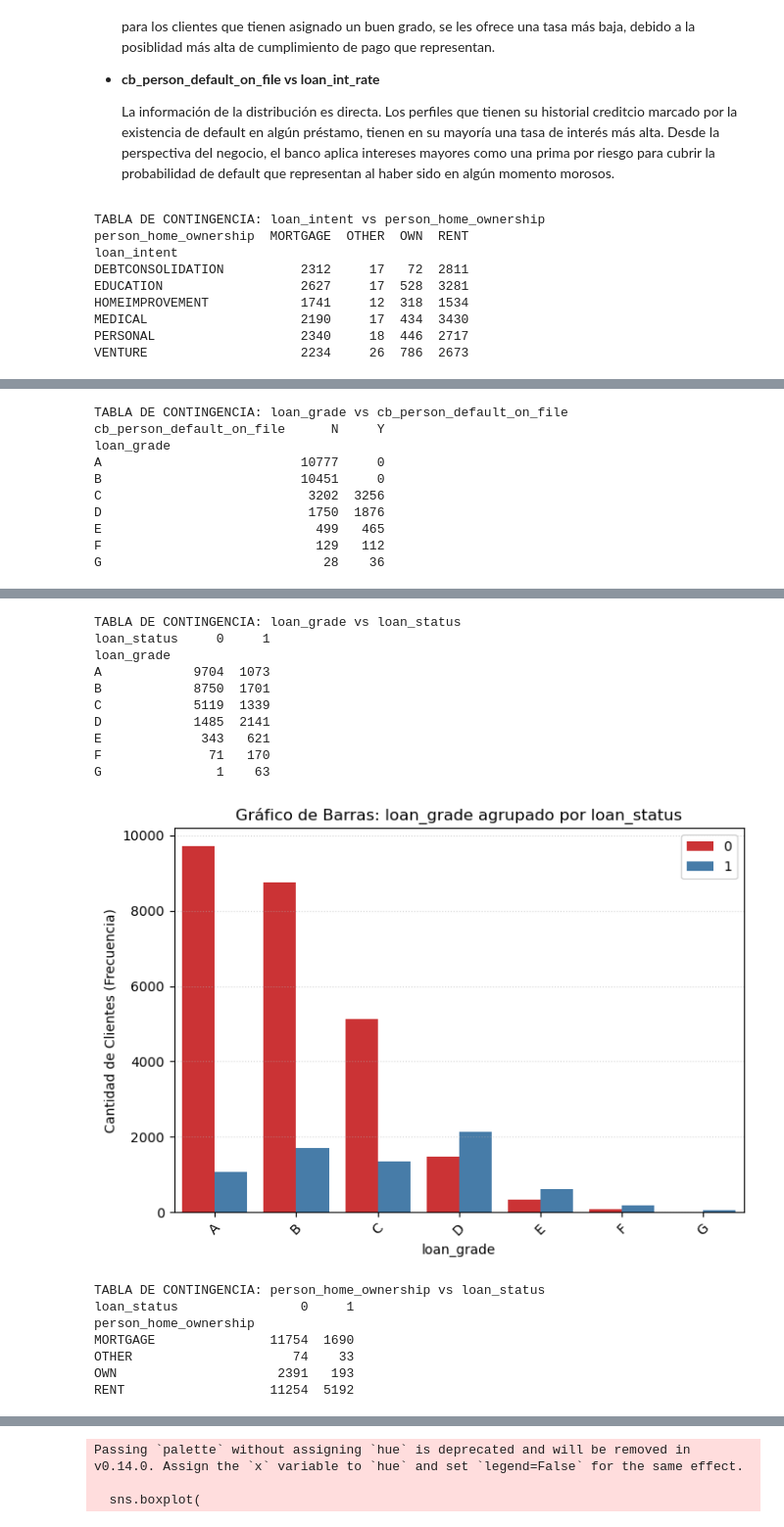
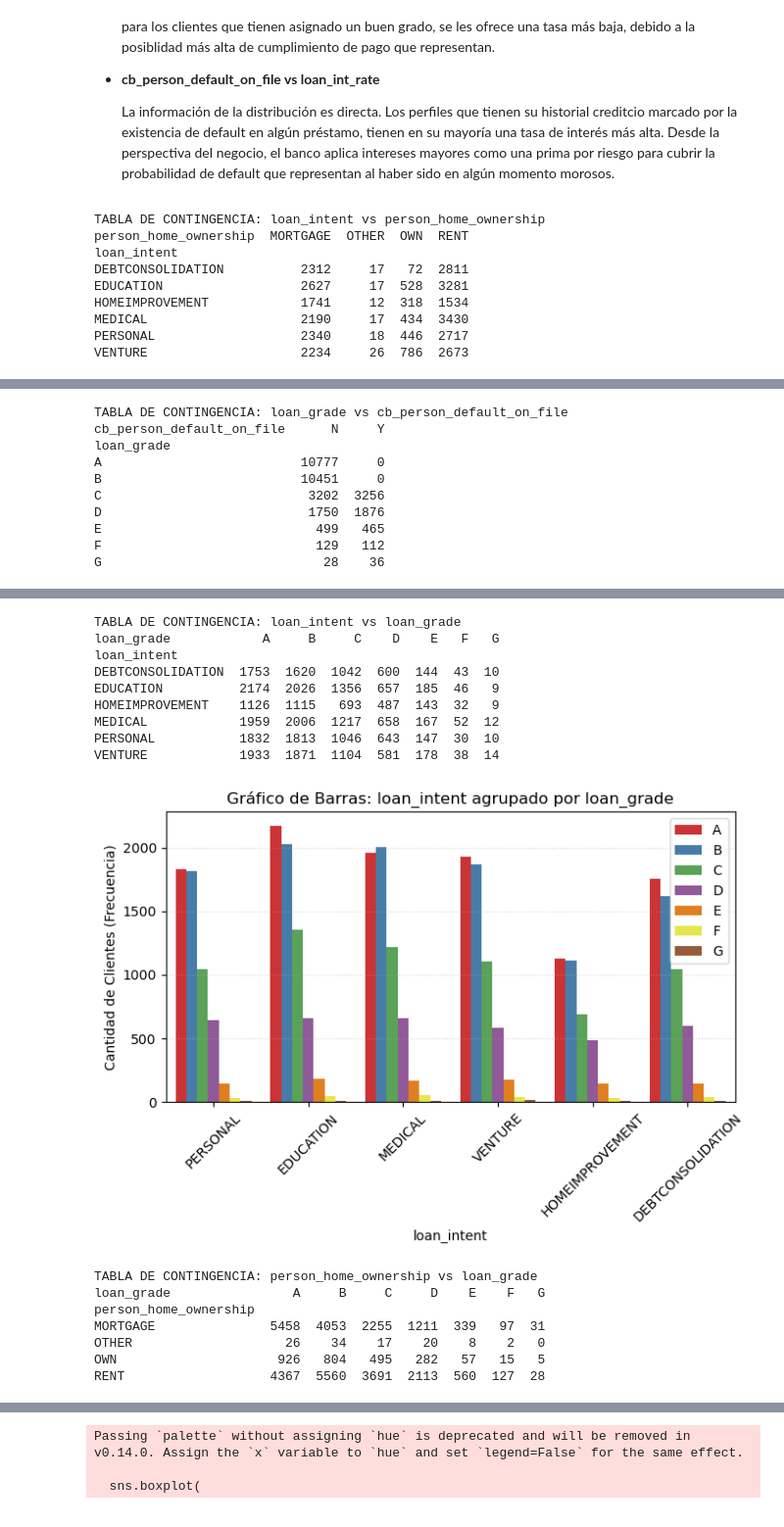
Before and after one commit to luisrr01/Credit-Risk-Analysis, a Jupyter notebook: notebooks/01_eda.ipynb, the cells around one changed output, grey strips where cells are left out. Shown at 98% size. Cells and saved outputs as stored; diff of their text form; code cells hidden in the pictures.

```diff
--- a/notebooks/01_eda.ipynb
+++ b/notebooks/01_eda.ipynb
@@ -396,8 +396,8 @@ Passing `palette` without assigning `hue` is deprecated and will be removed in v
 relaciones_cvsc = [
     ('loan_intent', 'person_home_ownership'),
     ('loan_grade', 'cb_person_default_on_file'),
-    ('loan_grade', 'loan_status'),
-    ('person_home_ownership','loan_status')
+    ('loan_intent', 'loan_grade'),
+    ('person_home_ownership','loan_grade')
 ]
 
 for x_col, hue_col in relaciones_cvsc:
@@ -408,11 +408,11 @@ for x_col, hue_col in relaciones_cvsc:
 
     plt.figure(figsize=(7, 5))
 
-    # Condicional para aplicar el orden automático SOLO a loan_grade
-    if x_col == 'loan_grade':
-        orden_actual = sorted(df[x_col].unique())
-    else:
-        orden_actual = None  # Para las demás variables, deja el orden por defecto
+    # Si loan_grade está en el eje X, lo ordenamos alfabéticamente
+    orden_x = sorted(df[x_col].unique()) if x_col == 'loan_grade' else None
+
+    # Si loan_grade está en la leyenda (hue), ordenamos los colores alfabéticamente
+    orden_hue = sorted(df[hue_col].unique()) if hue_col == 'loan_grade' else None
 
     # sns.countplot cuenta los registros automáticamente
     sns.countplot(
@@ -420,55 +420,55 @@ for x_col, hue_col in relaciones_cvsc:
         x=x_col,
         hue=hue_col,
         palette='Set1',
-        order=orden_actual  # Orden dinámico
+        order=orden_x,  # Orden del eje x
+        hue_order=orden_hue # Orden de las hue
     )
 
     plt.title(f'Gráfico de Barras: {x_col} agrupado por {hue_col}')
     plt.xlabel(x_col)
     plt.ylabel('Cantidad de Clientes (Frecuencia)')
     plt.xticks(rotation=45)
     plt.grid(axis='y', linestyle=':', alpha=0.5)
     plt.legend()
     plt.tight_layout()
 
     plt.show()
 # %% [output]
 TABLA DE CONTINGENCIA: loan_intent vs person_home_ownership
 person_home_ownership  MORTGAGE  OTHER  OWN  RENT
 loan_intent
 DEBTCONSOLIDATION          2312     17   72  2811
 EDUCATION                  2627     17  528  3281
 HOMEIMPROVEMENT            1741     12  318  1534
 MEDICAL                    2190     17  434  3430
 PERSONAL                   2340     18  446  2717
 VENTURE                    2234     26  786  2673
 [figure]
 TABLA DE CONTINGENCIA: loan_grade vs cb_person_default_on_file
 cb_person_default_on_file      N     Y
 loan_grade
 A                          10777     0
 B                          10451     0
 C                           3202  3256
 D                           1750  1876
 E                            499   465
 F                            129   112
 G                             28    36
 [figure]
-TABLA DE CONTINGENCIA: loan_grade vs loan_status
-loan_status     0     1
-loan_grade
-A            9704  1073
-B            8750  1701
-C            5119  1339
-D            1485  2141
-E             343   621
-F              71   170
-G               1    63
+TABLA DE CONTINGENCIA: loan_intent vs loan_grade
+loan_grade            A     B     C    D    E   F   G
+loan_intent
+DEBTCONSOLIDATION  1753  1620  1042  600  144  43  10
+EDUCATION          2174  2026  1356  657  185  46   9
+HOMEIMPROVEMENT    1126  1115   693  487  143  32   9
+MEDICAL            1959  2006  1217  658  167  52  12
+PERSONAL           1832  1813  1046  643  147  30  10
+VENTURE            1933  1871  1104  581  178  38  14
-[figure, old version]
+[figure, new version]
-TABLA DE CONTINGENCIA: person_home_ownership vs loan_status
-loan_status                0     1
+TABLA DE CONTINGENCIA: person_home_ownership vs loan_grade
+loan_grade                A     B     C     D    E    F   G
 person_home_ownership
-MORTGAGE               11754  1690
-OTHER                     74    33
-OWN                     2391   193
-RENT                   11254  5192
+MORTGAGE               5458  4053  2255  1211  339   97  31
+OTHER                    26    34    17    20    8    2   0
+OWN                     926   804   495   282   57   15   5
+RENT                   4367  5560  3691  2113  560  127  28
```
Also changed, not shown: parts of 5 cells of this notebook.
